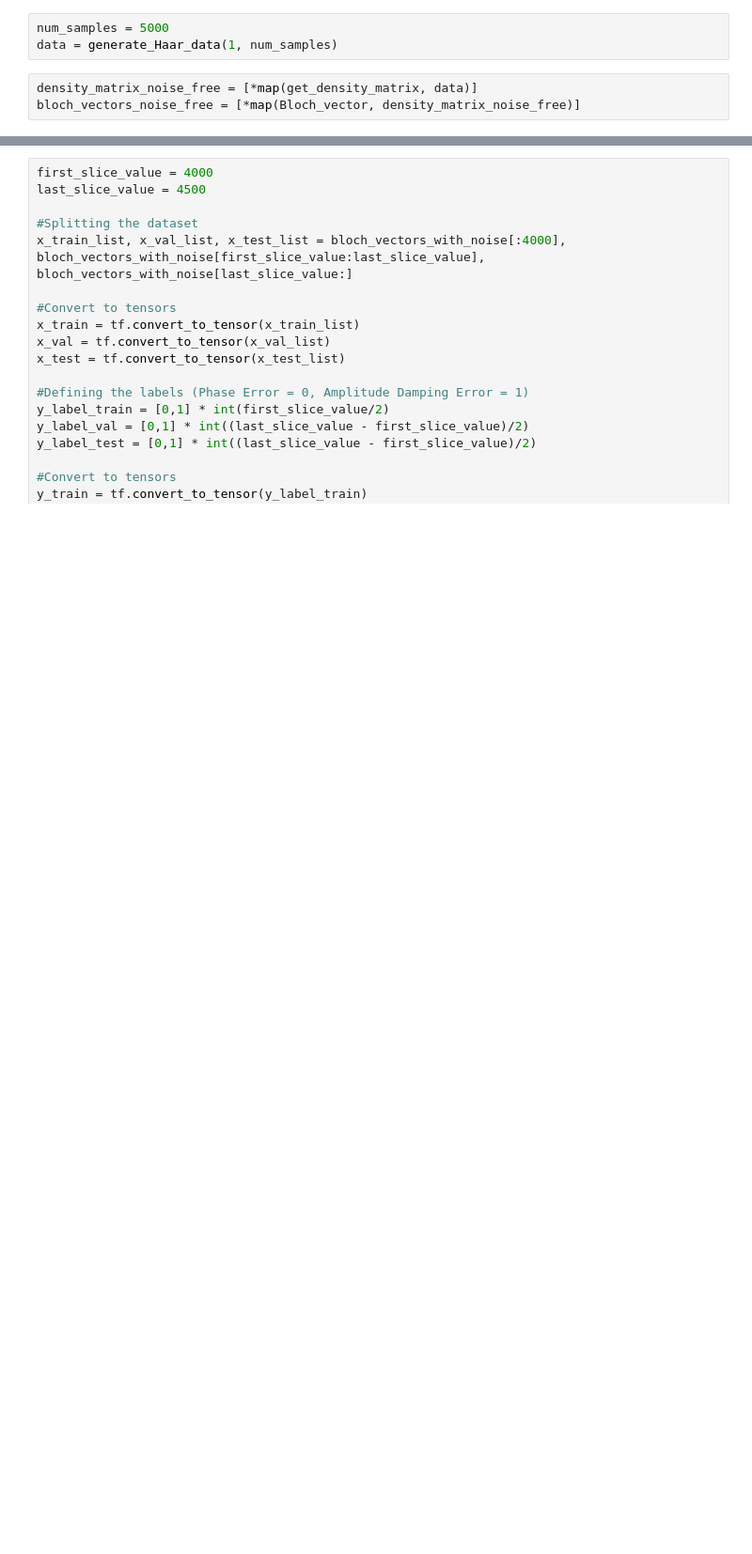
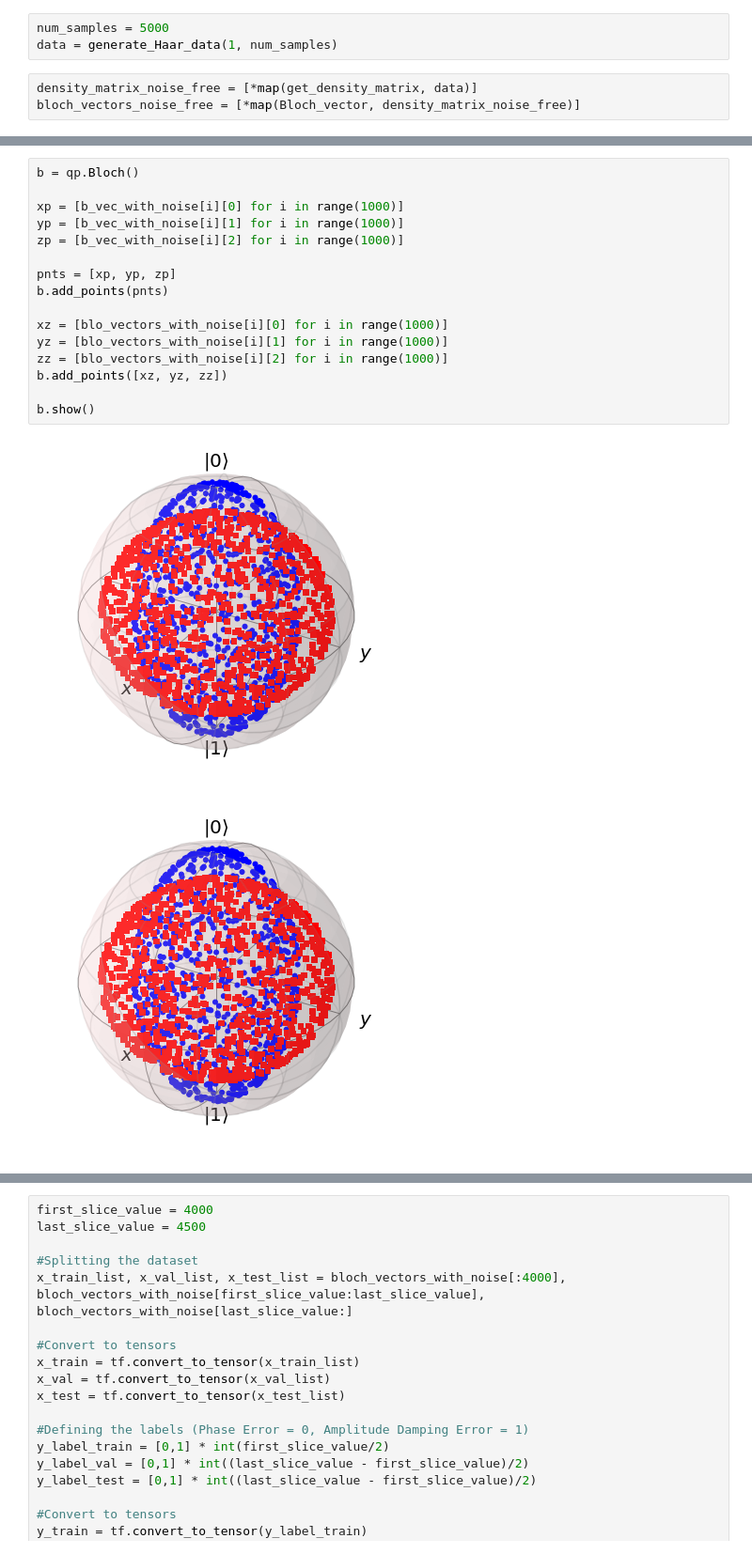
Before and after one commit to MorgilloR/QuantumStateReconstruction-DL, a Jupyter notebook: classification_problems.ipynb, the cells around one changed output, grey strips where cells are left out. Shown at 94% size. Drawn from its saved outputs; the diff is of its cells as text; blank space fills up the shorter version.

```diff
--- a/classification_problems.ipynb
+++ b/classification_problems.ipynb
@@ -470,3 +479,22 @@ bloch_vectors_with_noise = [*map(Bloch_vector, density_matrix_with_noise)]
+# %%
+b = qp.Bloch()
+
+xp = [b_vec_with_noise[i][0] for i in range(1000)]
+yp = [b_vec_with_noise[i][1] for i in range(1000)]
+zp = [b_vec_with_noise[i][2] for i in range(1000)]
+
+pnts = [xp, yp, zp]
+b.add_points(pnts)
+
+xz = [blo_vectors_with_noise[i][0] for i in range(1000)]
+yz = [blo_vectors_with_noise[i][1] for i in range(1000)]
+zz = [blo_vectors_with_noise[i][2] for i in range(1000)]
+b.add_points([xz, yz, zz])
+
+b.show()
+# %% [output]
+[figure, added]
+[figure, added]
 # %%
 fig = plt.figure(figsize=(8, 8))
 ax = plt.subplot(projection='3d')
```
Also changed, not shown: parts of 4 cells of this notebook, 7 other files.
